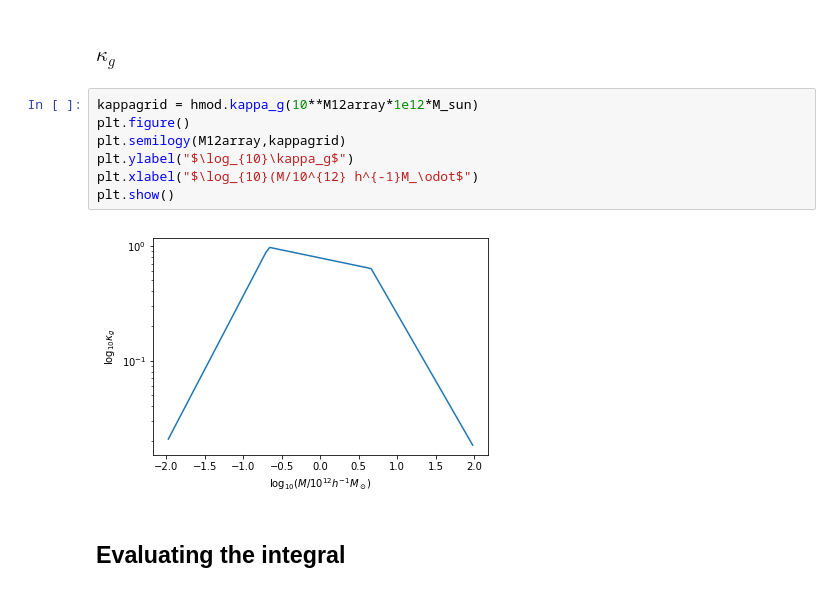
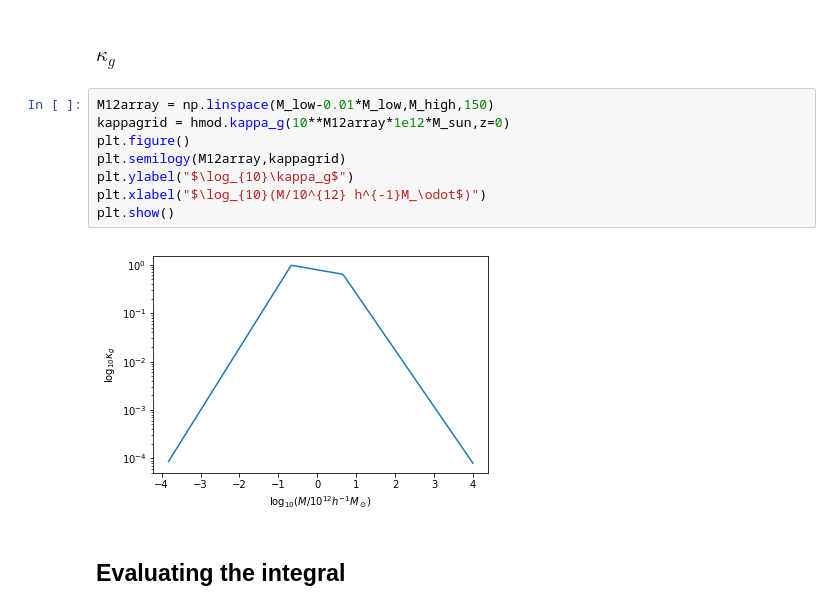
Before and after one commit to SunilSimha/MgIIabs, a Jupyter notebook: docs/Modelling the absorber distribution.ipynb, the cells around one changed output. Saved outputs shown, nothing was run; the diff lists cells and outputs as text.

```diff
--- a/docs/Modelling the absorber distribution.ipynb
+++ b/docs/Modelling the absorber distribution.ipynb
@@ -89,14 +89,15 @@ This is a rather wierd shape. Possibly because I'm extraplolating $\kappa_g$. I
 # %% [markdown]
 ### $\kappa_g$
 # %%
-kappagrid = hmod.kappa_g(10**M12array*1e12*M_sun)
+M12array = np.linspace(M_low-0.01*M_low,M_high,150)
+kappagrid = hmod.kappa_g(10**M12array*1e12*M_sun,z=0)
 plt.figure()
 plt.semilogy(M12array,kappagrid)
 plt.ylabel("$\log_{10}\kappa_g$")
-plt.xlabel("$\log_{10}(M/10^{12} h^{-1}M_\odot$")
+plt.xlabel("$\log_{10}(M/10^{12} h^{-1}M_\odot$)")
 plt.show()
 # %% [output]
-[figure, old version]
+[figure, new version]
 # %% [markdown]
 ## Evaluating the integral
 # %% [markdown]
```
Also changed, not shown: 27 other files.
